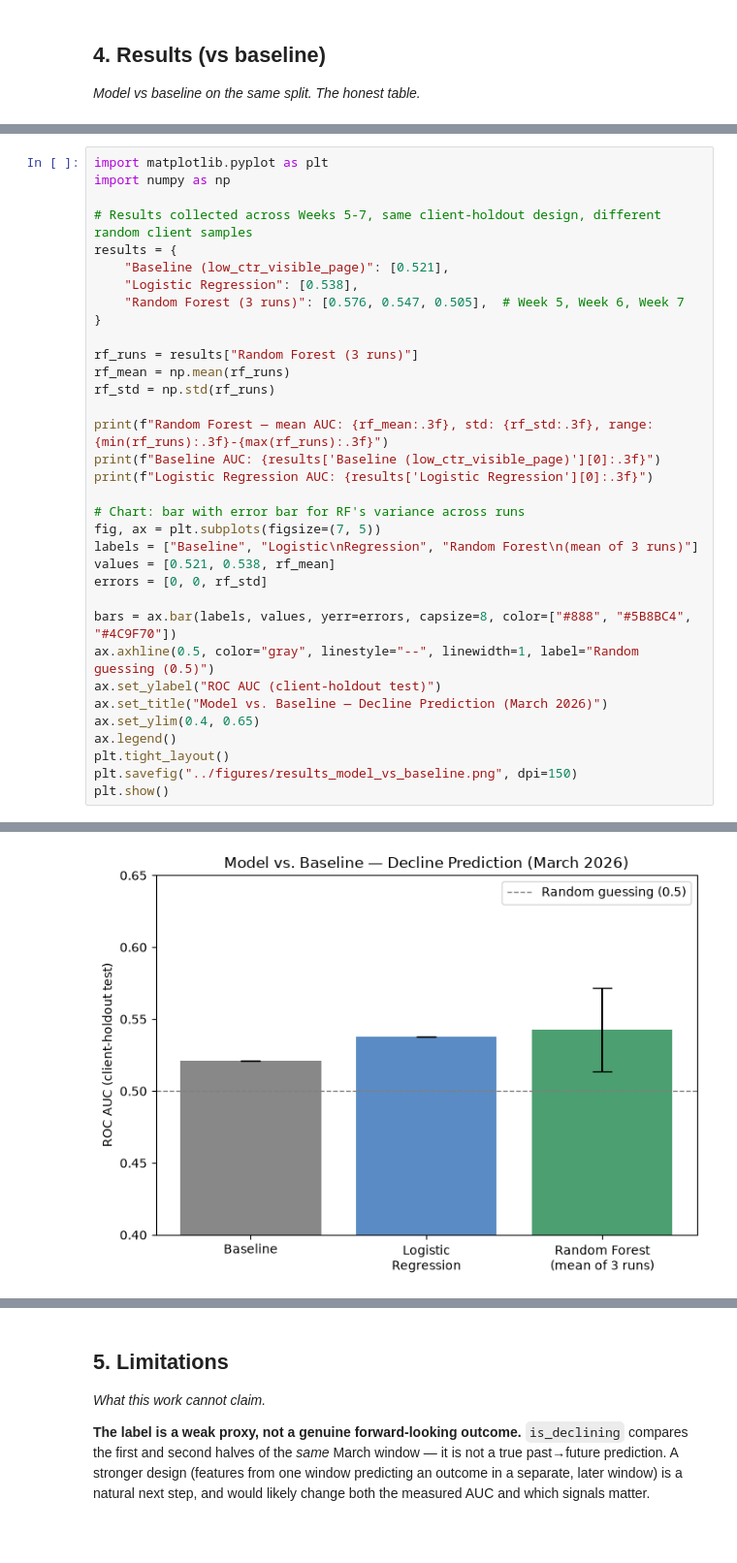
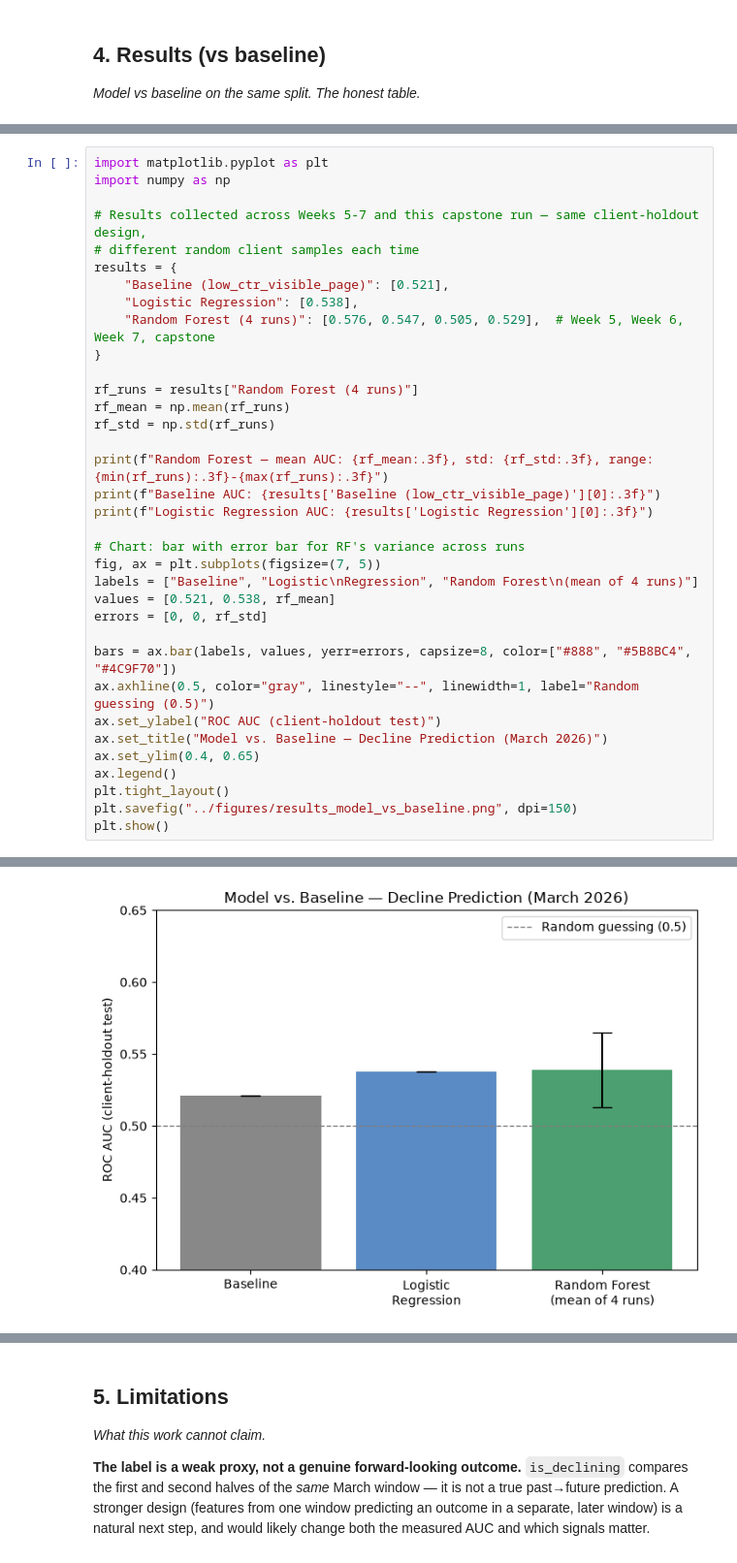
Before and after one commit to kaant7/flyrank-internship-ml, a Jupyter notebook: work/notebooks/capstone.ipynb, the cells around one changed output, grey strips where cells are left out. Shown at 97% size. Saved outputs shown, nothing was run; the diff lists cells and outputs as text.

```diff
--- a/work/notebooks/capstone.ipynb
+++ b/work/notebooks/capstone.ipynb
@@ -137,14 +190,15 @@ the client-holdout split on the same data — a 0.058 point inflation from the w
 import matplotlib.pyplot as plt
 import numpy as np
 
-# Results collected across Weeks 5-7, same client-holdout design, different random client samples
+# Results collected across Weeks 5-7 and this capstone run — same client-holdout design,
+# different random client samples each time
 results = {
     "Baseline (low_ctr_visible_page)": [0.521],
     "Logistic Regression": [0.538],
-    "Random Forest (3 runs)": [0.576, 0.547, 0.505],  # Week 5, Week 6, Week 7
+    "Random Forest (4 runs)": [0.576, 0.547, 0.505, 0.529],  # Week 5, Week 6, Week 7, capstone
 }
 
-rf_runs = results["Random Forest (3 runs)"]
+rf_runs = results["Random Forest (4 runs)"]
 rf_mean = np.mean(rf_runs)
 rf_std = np.std(rf_runs)
 
@@ -154,7 +208,7 @@ print(f"Logistic Regression AUC: {results['Logistic Regression'][0]:.3f}")
 
 # Chart: bar with error bar for RF's variance across runs
 fig, ax = plt.subplots(figsize=(7, 5))
-labels = ["Baseline", "Logistic\nRegression", "Random Forest\n(mean of 3 runs)"]
+labels = ["Baseline", "Logistic\nRegression", "Random Forest\n(mean of 4 runs)"]
 values = [0.521, 0.538, rf_mean]
 errors = [0, 0, rf_std]
 
@@ -172,6 +226,6 @@ Random Forest — mean AUC: 0.543, std: 0.029, range: 0.505-0.576
 Baseline AUC: 0.521
 Logistic Regression AUC: 0.538
-[figure, old version]
+[figure, new version]
 # %% [markdown]
 ### Results (vs baseline)
 
```
Also changed, not shown: parts of 6 cells of this notebook, 2 other files.
